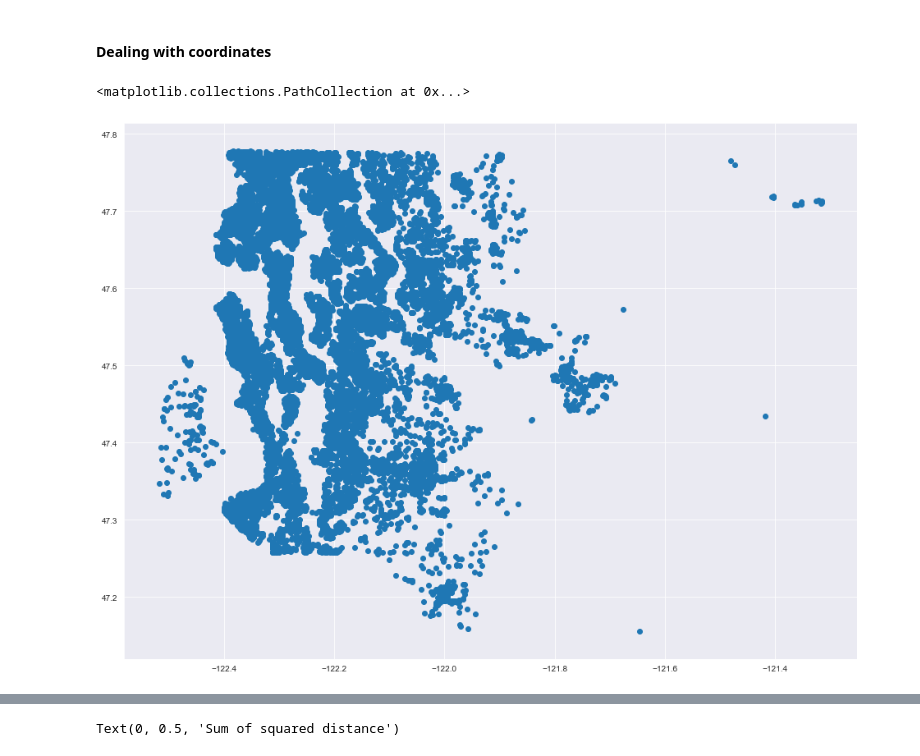
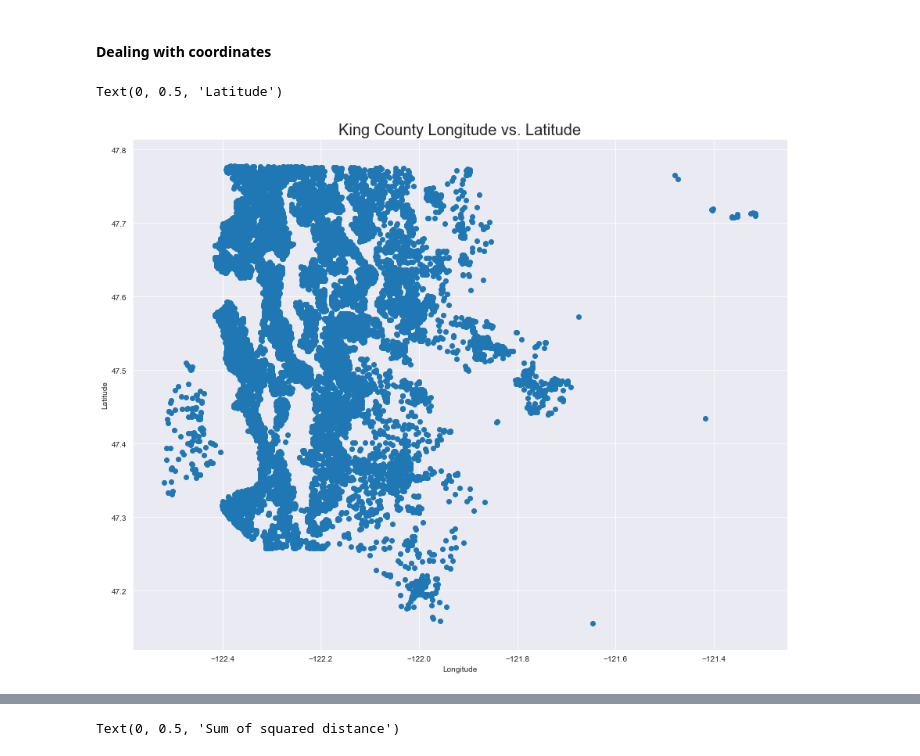
Before and after one commit to carlyf15/Housing_Predictions_for_House_Flippers, a Jupyter notebook: Preprocessing.ipynb, the cells around one changed output, grey strips where cells are left out. Drawn from its saved outputs; the diff is of its cells as text; code cells hidden in the pictures.

```diff
--- a/Preprocessing.ipynb
+++ b/Preprocessing.ipynb
@@ -335,11 +335,14 @@ memory usage: 3.0+ MB
 #### Dealing with coordinates ####
 # %%
 #first, let's visualize the data.
-plt.figure(figsize=(16,12))
+plt.figure(figsize=(15,12))
 plt.scatter(df['long'], df['lat'])
+plt.title('King County Longitude vs. Latitude', fontsize=20)
+plt.xlabel('Longitude')
+plt.ylabel('Latitude')
 # %% [output]
-<matplotlib.collections.PathCollection at 0x...>
+Text(0, 0.5, 'Latitude')
-[figure, old version]
+[figure, new version]
 # %%
 #Kmeans clustering doesn't learn how many clusters(k) to make from the data
 #I will use the elbow method to estimate how many clusters (k) to utilize
```
Also changed, not shown: parts of 4 cells of this notebook, 5 other files.
